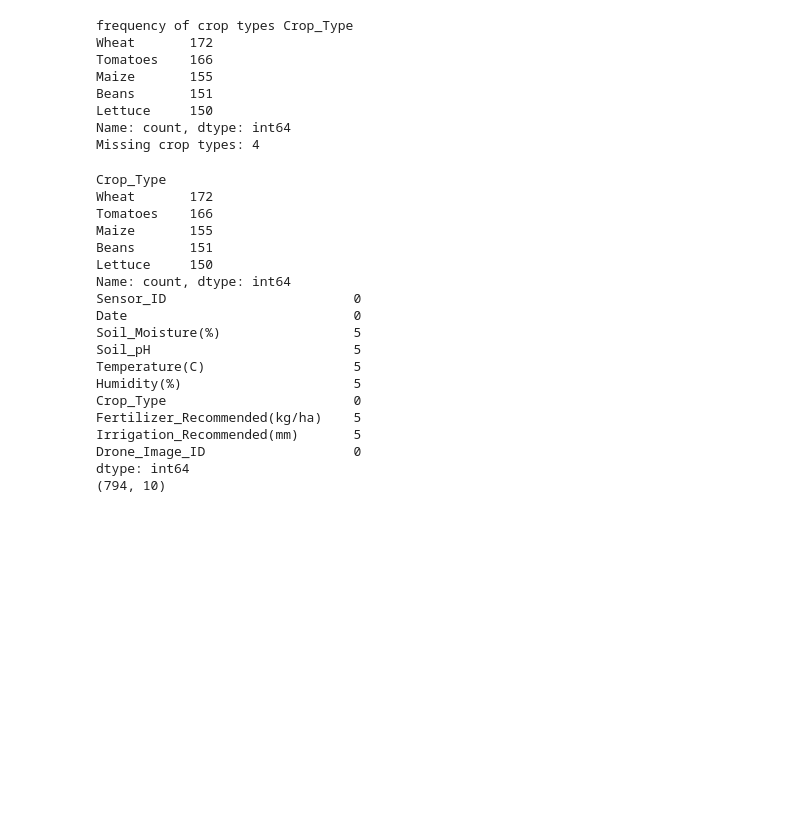
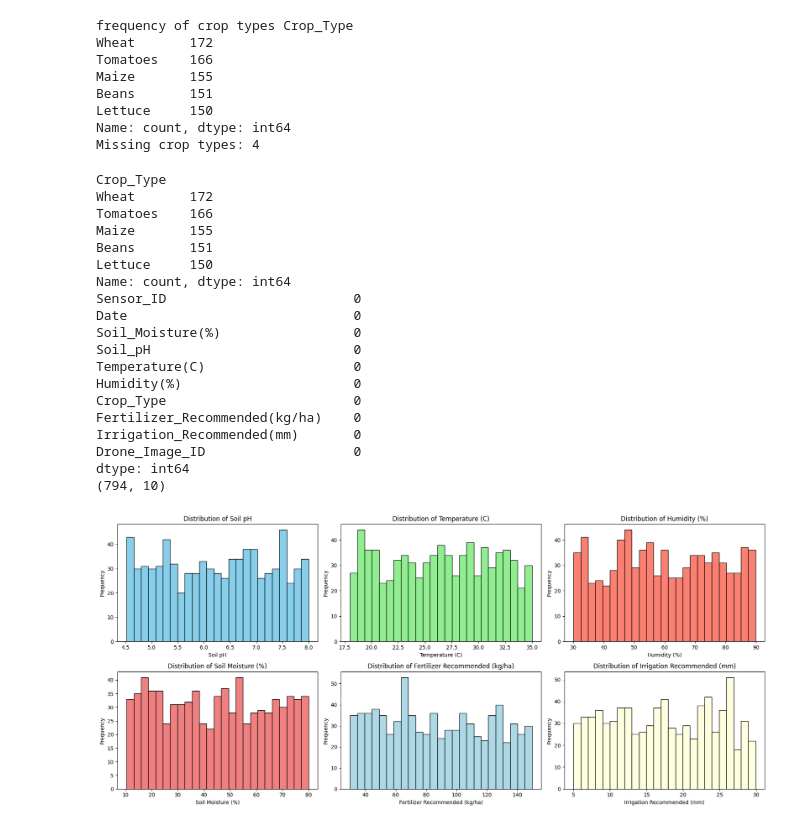
Before and after one commit to ArthurKagwa/Asasira_Arthur, a Jupyter notebook: assignments/assignment_five.ipynb, the cells around one changed output. Cells and saved outputs as stored; diff of their text form; code cells hidden in the pictures; blank space fills up the shorter version.

```diff
--- a/assignments/assignment_five.ipynb
+++ b/assignments/assignment_five.ipynb
@@ -68,4 +70,8 @@ df.head()
 # %%
+# replace erroneous values with mode
 for col in numeric_cols:
-    df[col].fillna(df[col].mode(), inplace=True)
+    df[col] = df[col].fillna(df[col].mode()[0])
+
+# check if there are still empty cells
+print(df.isna().sum())
 # %% [output]
@@ -153,13 +154,56 @@ Lettuce     150
 Name: count, dtype: int64
 Sensor_ID                        0
 Date                             0
-Soil_Moisture(%)                 5
-Soil_pH                          5
-Temperature(C)                   5
-Humidity(%)                      5
+Soil_Moisture(%)                 0
+Soil_pH                          0
+Temperature(C)                   0
+Humidity(%)                      0
 Crop_Type                        0
-Fertilizer_Recommended(kg/ha)    5
-Irrigation_Recommended(mm)       5
+Fertilizer_Recommended(kg/ha)    0
+Irrigation_Recommended(mm)       0
 Drone_Image_ID                   0
 dtype: int64
 (794, 10)
+# %%
+plt.figure(figsize=(18, 8))
+
+plt.subplot(2, 3, 1)
+plt.title('Distribution of Soil pH')
+plt.xlabel('Soil pH')
+plt.ylabel('Frequency')
+plt.hist(df['Soil_pH'], bins=25, color='skyblue', edgecolor='black')
+
+plt.subplot(2, 3, 2)
+plt.title('Distribution of Temperature (C)')
+plt.xlabel('Temperature (C)')
+plt.ylabel('Frequency')
+plt.hist(df['Temperature(C)'], bins=25, color='lightgreen', edgecolor='black')
+
+plt.subplot(2, 3, 3)
+plt.title('Distribution of Humidity (%)')
+plt.xlabel('Humidity (%)')
+plt.ylabel('Frequency')
+plt.hist(df['Humidity(%)'], bins=25, color='salmon', edgecolor='black')
+
+plt.subplot(2, 3, 4)
+plt.title('Distribution of Soil Moisture (%)')
+plt.xlabel('Soil Moisture (%)')
+plt.ylabel('Frequency')
+plt.hist(df['Soil_Moisture(%)'], bins=25, color='lightcoral', edgecolor='black')
+
+plt.subplot(2, 3, 5)
+plt.title('Distribution of Fertilizer Recommended (kg/ha)')
+plt.xlabel('Fertilizer Recommended (kg/ha)')
+plt.ylabel('Frequency')
+plt.hist(df['Fertilizer_Recommended(kg/ha)'], bins=25, color='lightblue', edgecolor='black')
+
+plt.subplot(2, 3, 6)
+plt.title('Distribution of Irrigation Recommended (mm)')
+plt.xlabel('Irrigation Recommended (mm)')
+plt.ylabel('Frequency')
+plt.hist(df['Irrigation_Recommended(mm)'], bins=25, color='lightyellow', edgecolor='black')
+
+plt.tight_layout()
+plt.show()
+# %% [output]
+[figure, added]
```
Also changed, not shown: parts of 8 cells of this notebook.
